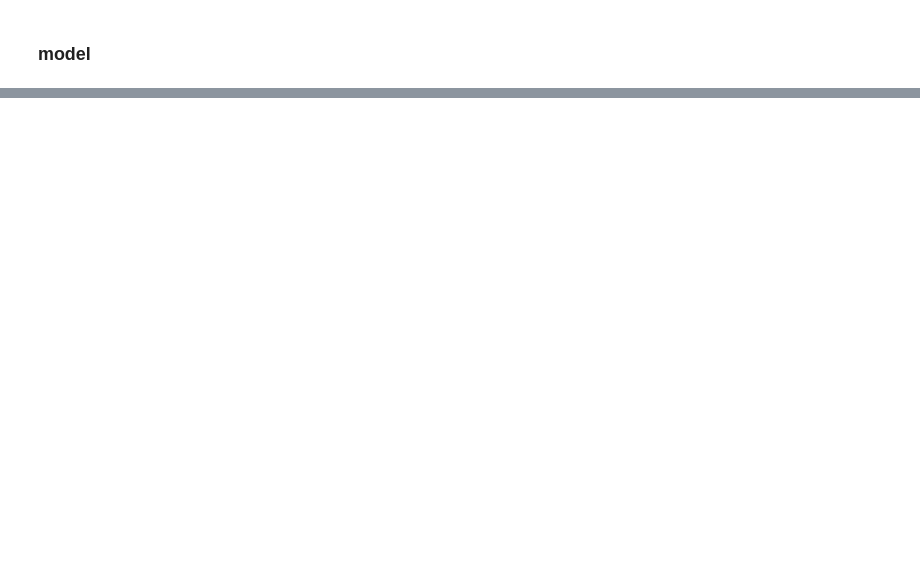
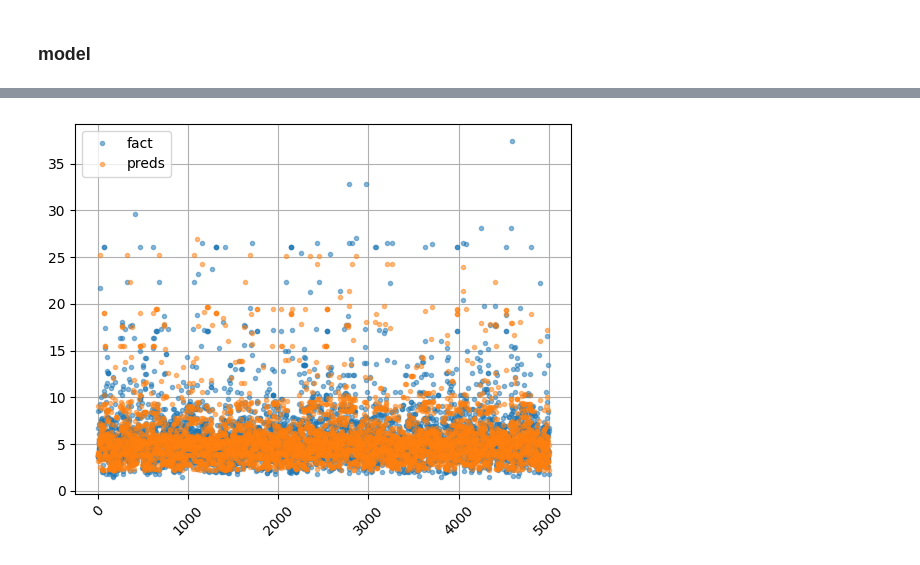
Before and after one commit to KonstantinBurkin/ml-engineer-greenscreens, a Jupyter notebook: notebooks/3_model.ipynb, the cells around one changed output, grey strips where cells are left out. Drawn from its saved outputs; the diff is of its cells as text; code cells hidden in the pictures; blank space fills up the shorter version.

Commit message:
add grid search, prediction analysis

```diff
--- a/notebooks/3_model.ipynb
+++ b/notebooks/3_model.ipynb
@@ -158,0 +164,9 @@ CatBoost MAPE: 13.25
+# %%
+plt.plot(result_df["fact"], ".", alpha=0.5, label="fact")
+plt.plot(result_df["preds"], ".", alpha=0.5, label="preds")
+plt.legend()
+# plt.xlabel("date")
+plt.xticks(rotation=45)
+plt.grid()
+# %% [output]
+[figure, added]
```
Also changed, not shown: parts of 21 cells of this notebook, 1 other file.
